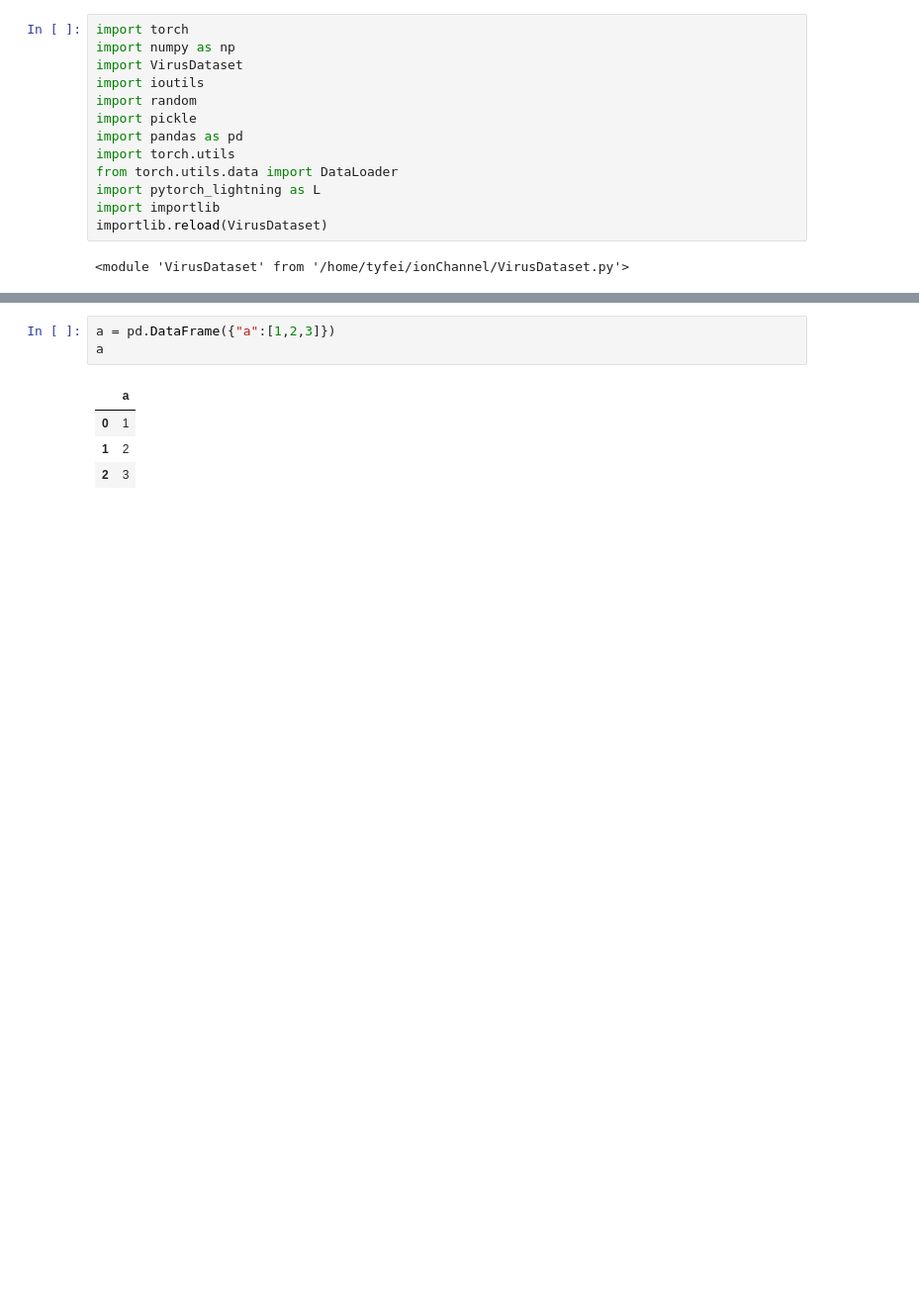
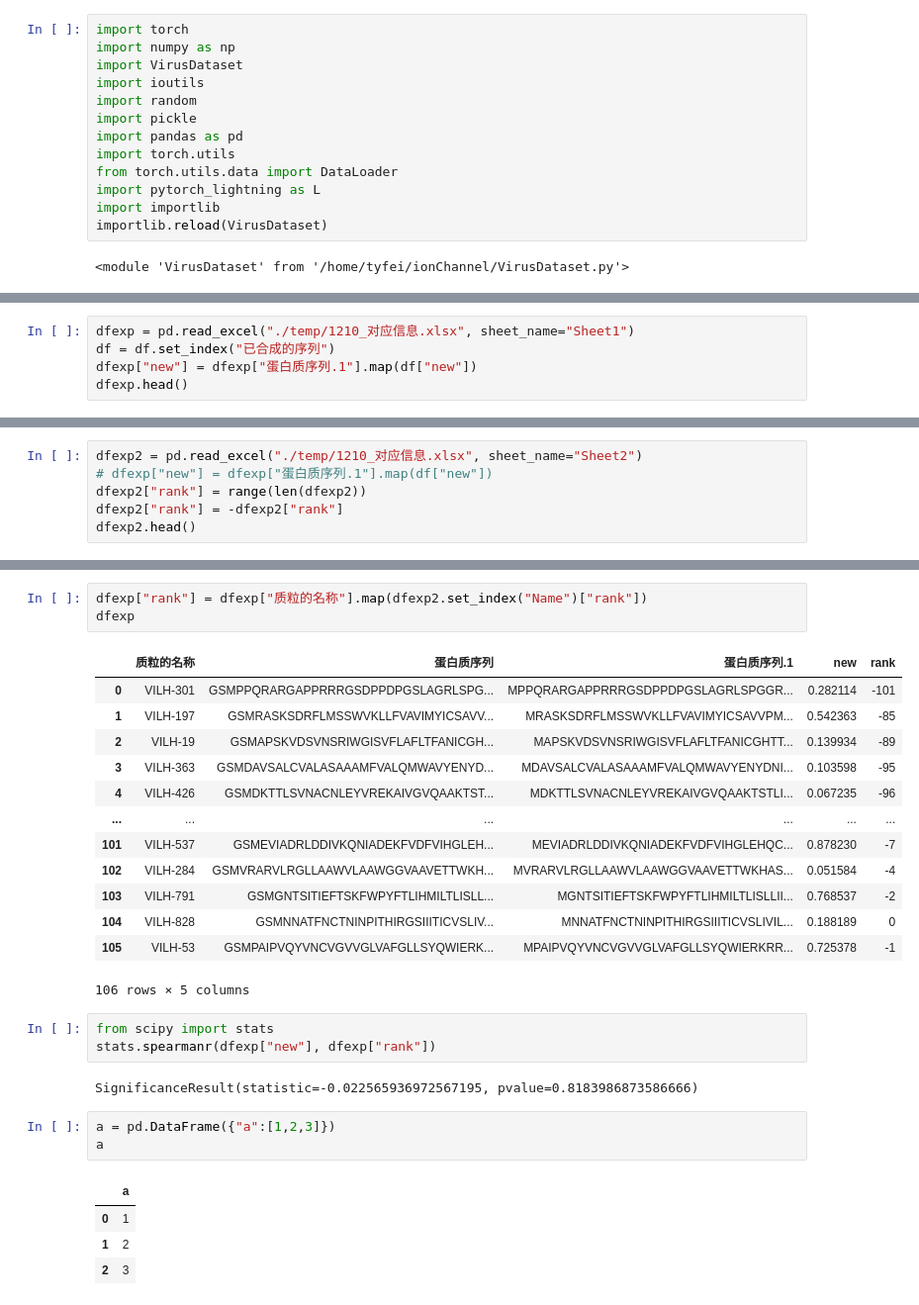
Before and after one commit to tyfei0216/ionChannel, a Jupyter notebook: test.ipynb, the cells around one changed output, grey strips where cells are left out. Shown at 99% size. Drawn from its saved outputs; the diff is of its cells as text; blank space fills up the shorter version.

```diff
--- a/test.ipynb
+++ b/test.ipynb
@@ -15,0 +117,5 @@ importlib.reload(VirusDataset)
+# %%
+dfexp = pd.read_excel("./temp/1210_对应信息.xlsx", sheet_name="Sheet1")
+df = df.set_index("已合成的序列")
+dfexp["new"] = dfexp["蛋白质序列.1"].map(df["new"])
+dfexp.head()
@@ -15,0 +129,6 @@ importlib.reload(VirusDataset)
+# %%
+dfexp2 = pd.read_excel("./temp/1210_对应信息.xlsx", sheet_name="Sheet2")
+# dfexp["new"] = dfexp["蛋白质序列.1"].map(df["new"])
+dfexp2["rank"] = range(len(dfexp2))
+dfexp2["rank"] = -dfexp2["rank"]
+dfexp2.head()
@@ -16,3 +142,25 @@ importlib.reload(VirusDataset)
+# %%
+dfexp["rank"] = dfexp["质粒的名称"].map(dfexp2.set_index("Name")["rank"])
+dfexp
+# %% [output]
+|  | 质粒的名称 | 蛋白质序列 | 蛋白质序列.1 | new | rank |
+| 0 | VILH-301 | GSMPPQRARGAPPRRRGSDPPDPGSLAGRLSPG... | MPPQRARGAPPRRRGSDPPDPGSLAGRLSPGGR... | 0.282114 | -101 |
+| 1 | VILH-197 | GSMRASKSDRFLMSSWVKLLFVAVIMYICSAVV... | MRASKSDRFLMSSWVKLLFVAVIMYICSAVVPM... | 0.542363 | -85 |
+| 2 | VILH-19 | GSMAPSKVDSVNSRIWGISVFLAFLTFANICGH... | MAPSKVDSVNSRIWGISVFLAFLTFANICGHTT... | 0.139934 | -89 |
+| 3 | VILH-363 | GSMDAVSALCVALASAAAMFVALQMWAVYENYD... | MDAVSALCVALASAAAMFVALQMWAVYENYDNI... | 0.103598 | -95 |
+| 4 | VILH-426 | GSMDKTTLSVNACNLEYVREKAIVGVQAAKTST... | MDKTTLSVNACNLEYVREKAIVGVQAAKTSTLI... | 0.067235 | -96 |
+| ... | ... | ... | ... | ... | ... |
+| 101 | VILH-537 | GSMEVIADRLDDIVKQNIADEKFVDFVIHGLEH... | MEVIADRLDDIVKQNIADEKFVDFVIHGLEHQC... | 0.878230 | -7 |
+| 102 | VILH-284 | GSMVRARVLRGLLAAWVLAAWGGVAAVETTWKH... | MVRARVLRGLLAAWVLAAWGGVAAVETTWKHAS... | 0.051584 | -4 |
+| 103 | VILH-791 | GSMGNTSITIEFTSKFWPYFTLIHMILTLISLL... | MGNTSITIEFTSKFWPYFTLIHMILTLISLLII... | 0.768537 | -2 |
+| 104 | VILH-828 | GSMNNATFNCTNINPITHIRGSIIITICVSLIV... | MNNATFNCTNINPITHIRGSIIITICVSLIVIL... | 0.188189 | 0 |
+| 105 | VILH-53 | GSMPAIPVQYVNCVGVVGLVAFGLLSYQWIERK... | MPAIPVQYVNCVGVVGLVAFGLLSYQWIERKRR... | 0.725378 | -1 |
+106 rows × 5 columns
+# %%
+from scipy import stats
+stats.spearmanr(dfexp["new"], dfexp["rank"])
+# %% [output]
+SignificanceResult(statistic=-0.022565936972567195, pvalue=0.8183986873586666)
 # %%
 a = pd.DataFrame({"a":[1,2,3]})
 a
```
Also changed, not shown: parts of 7 cells of this notebook, 4 other files.
